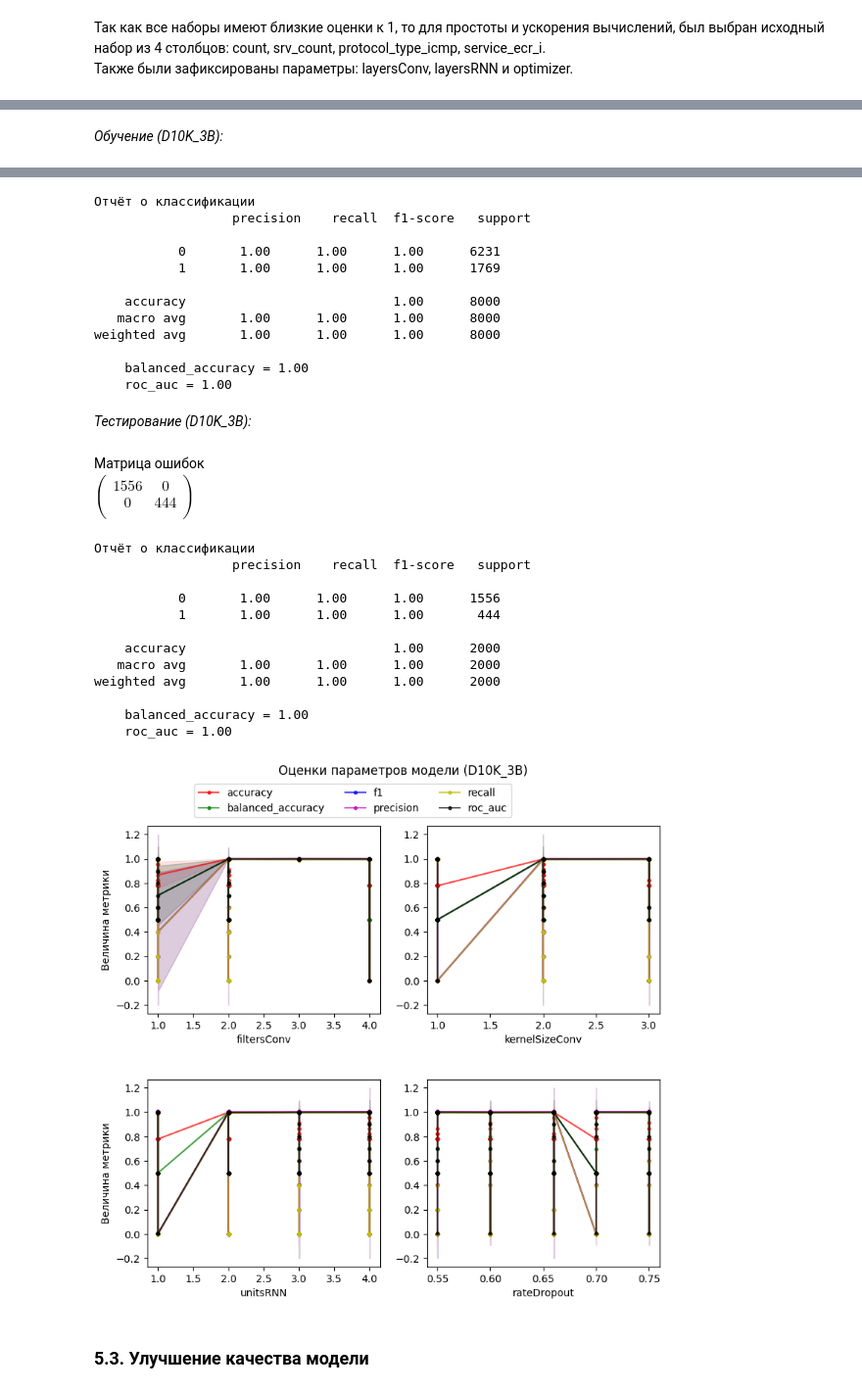
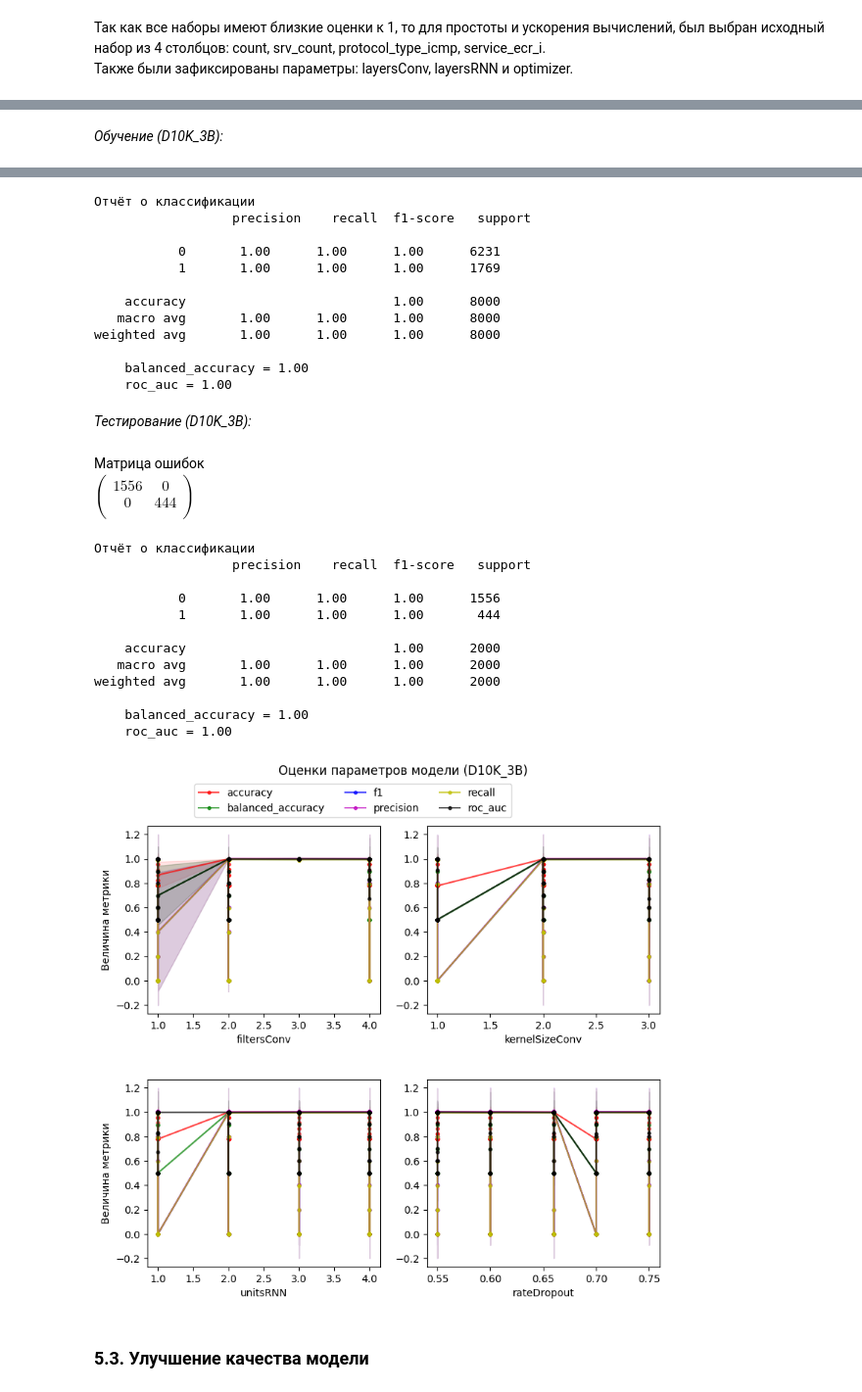
Before and after one commit to Demetrey/DMaP, a Jupyter notebook: CP/CP.ipynb, the cells around one changed output, grey strips where cells are left out. Shown at 98% size. Drawn from its saved outputs; the diff is of its cells as text; code cells hidden in the pictures.

```diff
--- a/CP/CP.ipynb
+++ b/CP/CP.ipynb
@@ -1562,7 +1565,10 @@ D10K['3N'] = Data(D[columns_3])
 # Список метрик
 scoring = {x:x for x in ['accuracy', 'precision', 'recall',
                           'f1', 'balanced_accuracy', 'roc_auc']}
-best_score = 'accuracy' # Метрика по которой будет производиться выбор лучшей комбинации
+# Метрика по которой будет производиться выбор лучшей комбинации
+search_basic_metric = 'f1'
+# Метрика для отображения при расчёте модели
+model_basic_metric = PrecisionAtRecall(0.5)
 
 def matrix_to_str(m):
     temp = f'{m[0][0]} & {m[0][1]} \\\\ {m[1][0]} & {m[1][1]}'
@@ -1604,7 +1610,8 @@ def display_scoring(cv, title, delList=[]):
     params = list(cv.param_grid.keys())
     delList.extend(['model__colCount', 'model__optimizer'])
     for x in delList:
-        params.remove(x)
+        if x in params:
+            params.remove(x)
     delList.clear()
 
     nrows = int(len(params)/2)
@@ -1689,11 +1703,11 @@ def create_model(colCount=None, rateDropout=0.5,
 
     # Полносвязный классификатор
     model.add(layers.Dense(1, activation='sigmoid'))
-    model.compile(loss='binary_crossentropy', optimizer=optimizer, metrics=[best_score])
+    model.compile(loss='binary_crossentropy', optimizer=optimizer, metrics=[model_basic_metric])
     return model
 
 # Создание объекта нейросети
-classifier = KerasClassifier(create_model, epochs=3, batch_size=100,
+classifier = KerasClassifier(create_model, epochs=5, batch_size=100,
                              random_state=1, verbose=0)
 # %%
 # Установка параметров, независящих от кол-ва атрибутов
@@ -1895,7 +2645,7 @@ gridSearch = GridSearchCV(estimator=classifier,
                             param_grid=gridParams,
                             cv=5,
                             scoring=scoring,
-                            refit=best_score,
+                            refit=search_basic_metric,
                             n_jobs=-1,
                             return_train_score=True)
 run_search(abbr, gridSearch, data,
@@ -1932,34 +2682,34 @@ Non-trainable params: 0 (0.00 Byte)
 _________________________________________________________________
 **Результаты расчёта метрик:**
 *Обучение (D10K_3B):*
 Матрица ошибок<br>$\begin{pmatrix} 6231 & 0 \\ 6 & 1763 \\ \end{pmatrix} $
 Отчёт о классификации
                   precision    recall  f1-score   support
 
            0       1.00      1.00      1.00      6231
            1       1.00      1.00      1.00      1769
 
     accuracy                           1.00      8000
    macro avg       1.00      1.00      1.00      8000
 weighted avg       1.00      1.00      1.00      8000
 
     balanced_accuracy = 1.00
     roc_auc = 1.00
 *Тестирование (D10K_3B):*
 Матрица ошибок<br>$\begin{pmatrix} 1556 & 0 \\ 0 & 444 \\ \end{pmatrix} $
 Отчёт о классификации
                   precision    recall  f1-score   support
 
            0       1.00      1.00      1.00      1556
            1       1.00      1.00      1.00       444
 
     accuracy                           1.00      2000
    macro avg       1.00      1.00      1.00      2000
 weighted avg       1.00      1.00      1.00      2000
 
     balanced_accuracy = 1.00
     roc_auc = 1.00
-[figure, old version]
+[figure, new version]
 # %% [markdown]
 ### 5.3. Улучшение качества модели <a id="pld3"></a>
 # %%
```
Also changed, not shown: parts of 31 cells of this notebook.
